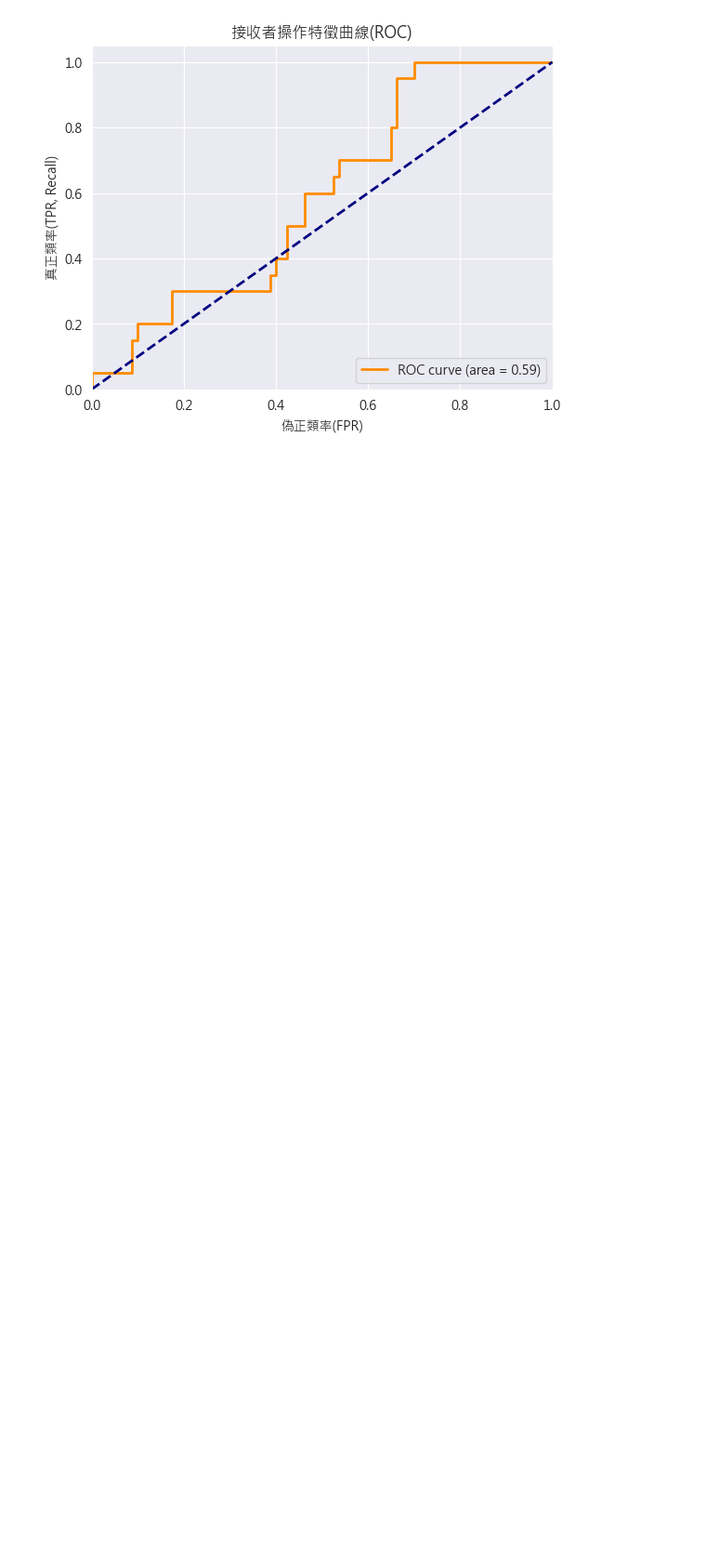
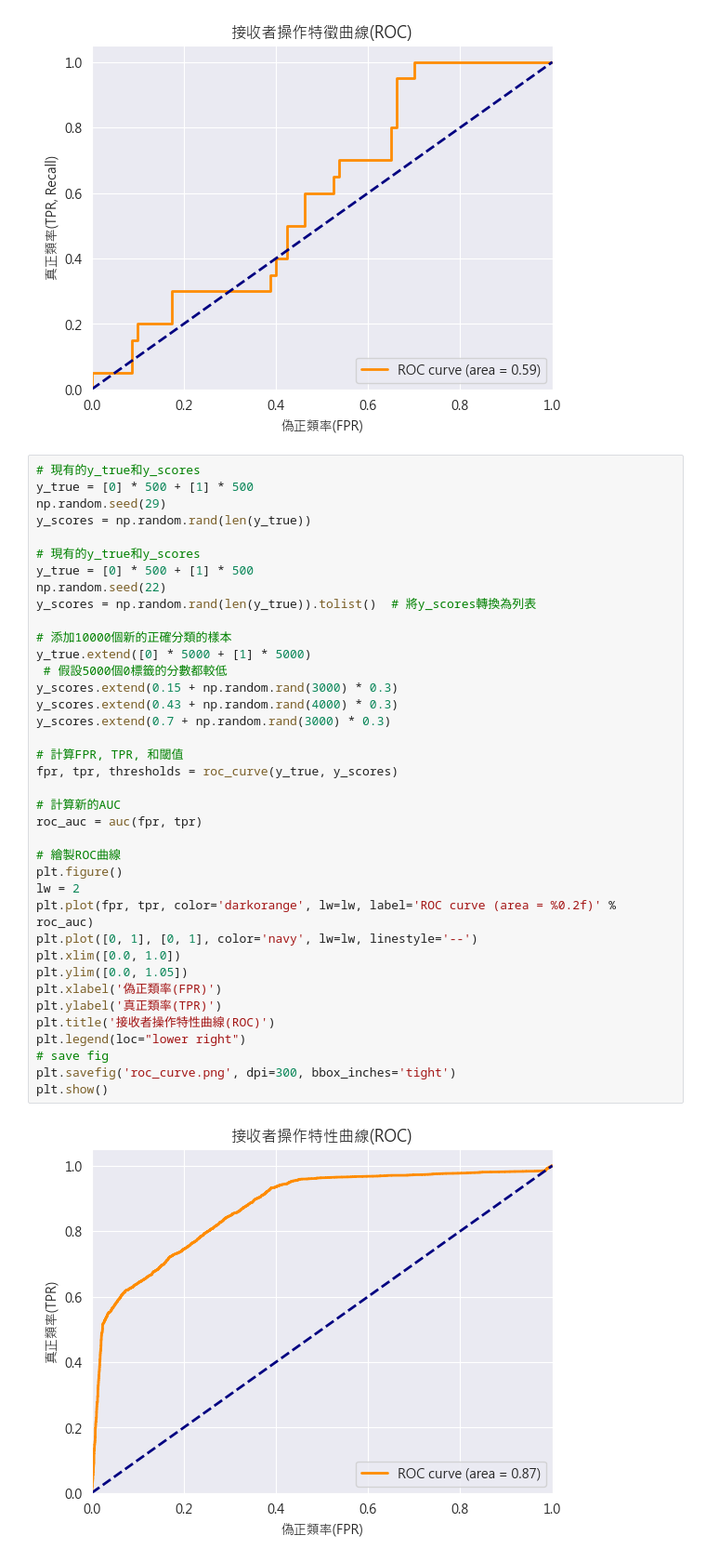
Before and after one commit to BoshiLee/dae_sample, a Jupyter notebook: draw_confuse_matrix.ipynb, the cells around one changed output. Shown at 93% size. Cells and saved outputs as stored; diff of their text form; blank space fills up the shorter version.

```diff
--- a/draw_confuse_matrix.ipynb
+++ b/draw_confuse_matrix.ipynb
@@ -89,3 +89,43 @@ plt.savefig('roc_curve.png', dpi=300, bbox_inches='tight')
 plt.show()
 # %% [output]
 [figure]
+# %%
+# 現有的y_true和y_scores
+y_true = [0] * 500 + [1] * 500
+np.random.seed(29)
+y_scores = np.random.rand(len(y_true))
+
+# 現有的y_true和y_scores
+y_true = [0] * 500 + [1] * 500
+np.random.seed(22)
+y_scores = np.random.rand(len(y_true)).tolist()  # 將y_scores轉換為列表
+
+# 添加10000個新的正確分類的樣本
+y_true.extend([0] * 5000 + [1] * 5000)
+ # 假設5000個0標籤的分數都較低
+y_scores.extend(0.15 + np.random.rand(3000) * 0.3)
+y_scores.extend(0.43 + np.random.rand(4000) * 0.3)
+y_scores.extend(0.7 + np.random.rand(3000) * 0.3)
+
+# 計算FPR, TPR, 和閾值
+fpr, tpr, thresholds = roc_curve(y_true, y_scores)
+
+# 計算新的AUC
+roc_auc = auc(fpr, tpr)
+
+# 繪製ROC曲線
+plt.figure()
+lw = 2
+plt.plot(fpr, tpr, color='darkorange', lw=lw, label='ROC curve (area = %0.2f)' % roc_auc)
+plt.plot([0, 1], [0, 1], color='navy', lw=lw, linestyle='--')
+plt.xlim([0.0, 1.0])
+plt.ylim([0.0, 1.05])
+plt.xlabel('偽正類率(FPR)')
+plt.ylabel('真正類率(TPR)')
+plt.title('接收者操作特性曲線(ROC)')
+plt.legend(loc="lower right")
+# save fig
+plt.savefig('roc_curve.png', dpi=300, bbox_inches='tight')
+plt.show()
+# %% [output]
+[figure, added]
```
Also changed, not shown: parts of 1 cell of this notebook.
